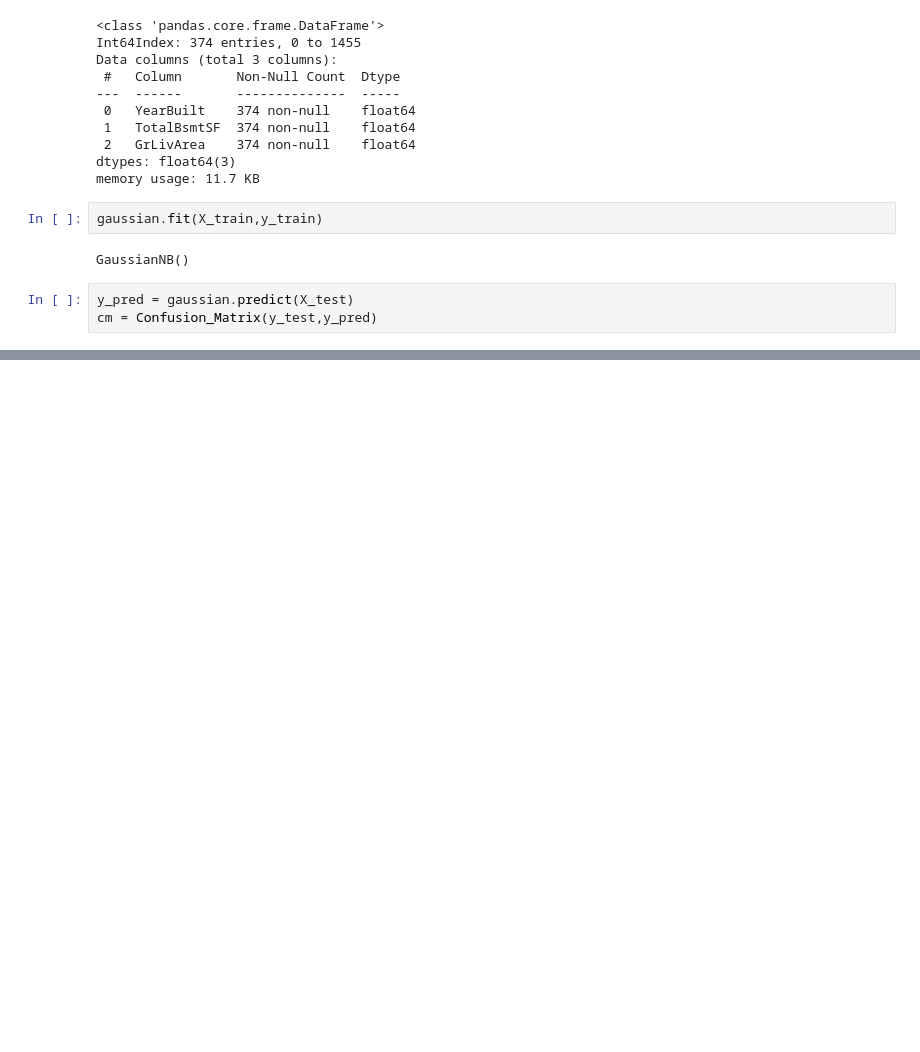
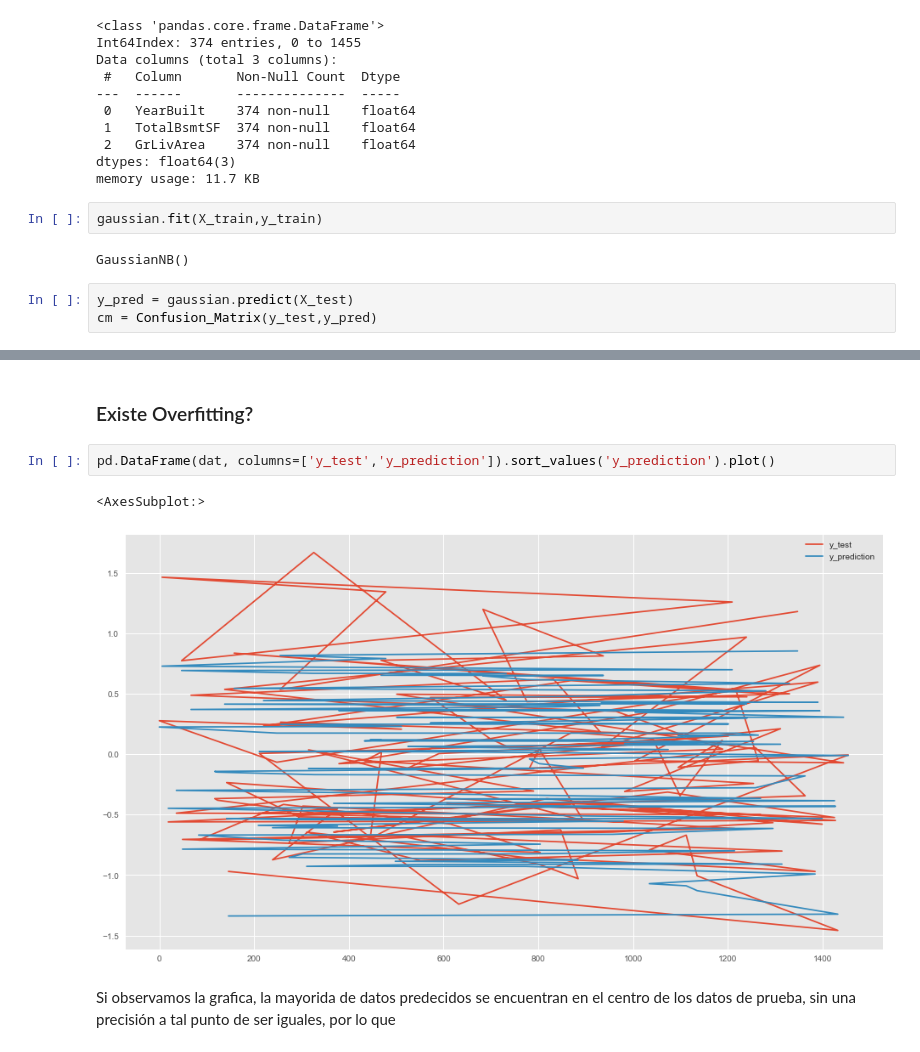
Before and after one commit to ElGutiz/Mineria-HT5, a Jupyter notebook: Mineria de Datos-HDT5.ipynb, the cells around one changed output, grey strips where cells are left out. Cells and saved outputs as stored; diff of their text form; blank space fills up the shorter version.

```diff
--- a/Mineria de Datos-HDT5.ipynb
+++ b/Mineria de Datos-HDT5.ipynb
@@ -1411,0 +947,9 @@ Accuracy:  0.9380530973451328
+# %% [markdown]
+### Existe Overfitting?
+# %%
+pd.DataFrame(dat, columns=['y_test','y_prediction']).sort_values('y_prediction').plot()
+# %% [output]
+<AxesSubplot:>
+[figure, added]
+# %% [markdown]
+Si observamos la grafica, la mayorida de datos predecidos se encuentran en el centro de los datos de prueba, sin una precisión a tal punto de ser iguales, por lo que
```
Also changed, not shown: parts of 84 cells of this notebook.
